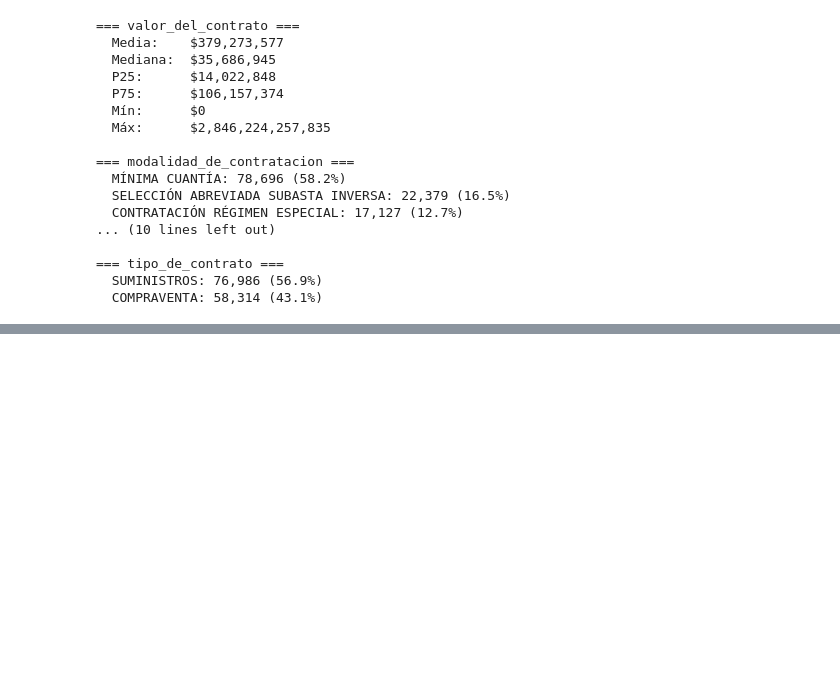
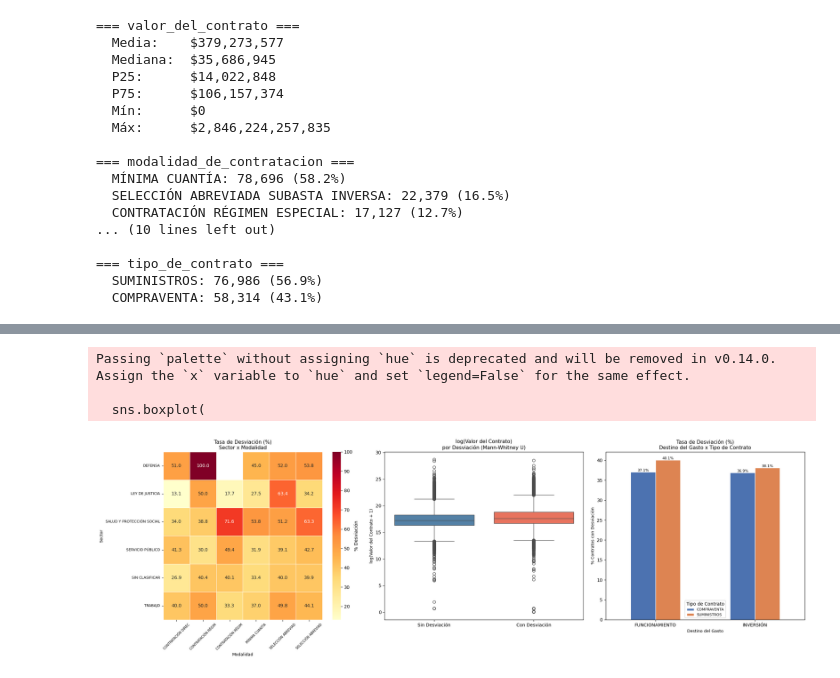
Before and after one commit to louis97/contratacion_publica_bienes, a Jupyter notebook: analisis.ipynb, the cells around one changed output, grey strips where cells are left out. Drawn from its saved outputs; the diff is of its cells as text; code cells hidden in the pictures; blank space fills up the shorter version.

```diff
--- a/analisis.ipynb
+++ b/analisis.ipynb
@@ -296,0 +457,60 @@ for col in ['modalidad_de_contratacion', 'sector', 'destino_gasto', 'tipo_de_con
+# %%
+fig, axes = plt.subplots(1, 3, figsize=(22, 7))
+
+# Gráfica 1: Heatmap — Tasa de desviación Sector x Modalidad
+top_sectores = df_clean['sector'].value_counts().nlargest(6).index
+top_modalidades = df_clean['modalidad_de_contratacion'].value_counts().nlargest(6).index
+df_hm = df_clean[
+    df_clean['sector'].isin(top_sectores) &
+    df_clean['modalidad_de_contratacion'].isin(top_modalidades)
+]
+pivot_hm = df_hm.pivot_table(
+    values='desviacion_general', index='sector',
+    columns='modalidad_de_contratacion', aggfunc='mean'
+) * 100
+pivot_hm.columns = [c[:18] for c in pivot_hm.columns]
+sns.heatmap(pivot_hm, annot=True, fmt='.1f', cmap='YlOrRd', ax=axes[0],
+            linewidths=0.5, cbar_kws={'label': '% Desviación'})
+axes[0].set_title('Tasa de Desviación (%)\nSector x Modalidad', fontsize=11)
+axes[0].set_xlabel('Modalidad', fontsize=9)
+axes[0].set_ylabel('Sector', fontsize=9)
+axes[0].tick_params(axis='x', rotation=45, labelsize=7)
+axes[0].tick_params(axis='y', rotation=0, labelsize=8)
+
+# Gráfica 2: Boxplot — log(valor_del_contrato) por desviación
+df_clean['log_valor'] = np.log1p(df_clean['valor_del_contrato'])
+df_clean['etiqueta_desviacion'] = df_clean['desviacion_general'].map({0: 'Sin Desviación', 1: 'Con Desviación'})
+sns.boxplot(
+    data=df_clean, x='etiqueta_desviacion', y='log_valor',
+    palette={'Sin Desviación': 'steelblue', 'Con Desviación': 'tomato'},
+    order=['Sin Desviación', 'Con Desviación'], ax=axes[1]
+)
+axes[1].set_title('log(Valor del Contrato)\npor Desviación (Mann-Whitney U)', fontsize=11)
+axes[1].set_xlabel('')
+axes[1].set_ylabel('log(Valor del Contrato + 1)', fontsize=9)
+
+# Gráfica 3: Barplot — Tasa de desviación Destino x Tipo de Contrato
+df_bar = (
+    df_clean.groupby(['destino_gasto', 'tipo_de_contrato'])['desviacion_general']
+    .mean() * 100
+).reset_index()
+df_bar.columns = ['destino_gasto', 'tipo_de_contrato', 'tasa']
+df_bar = df_bar[df_bar['destino_gasto'].isin(['FUNCIONAMIENTO', 'INVERSIÓN'])]
+pivot_bar = df_bar.pivot(index='destino_gasto', columns='tipo_de_contrato', values='tasa')
+pivot_bar.plot(kind='bar', ax=axes[2], color=['#4C72B0', '#DD8452'], edgecolor='white', width=0.5)
+axes[2].set_title('Tasa de Desviación (%)\nDestino del Gasto x Tipo de Contrato', fontsize=11)
+axes[2].set_xlabel('Destino del Gasto', fontsize=9)
+axes[2].set_ylabel('% Contratos con Desviación', fontsize=9)
+axes[2].tick_params(axis='x', rotation=0)
+axes[2].legend(title='Tipo de Contrato', fontsize=8)
+for p in axes[2].patches:
+    axes[2].annotate(f'{p.get_height():.1f}%',
+                     (p.get_x() + p.get_width() / 2, p.get_height()),
+                     ha='center', va='bottom', fontsize=8)
+plt.tight_layout()
+plt.show()
+# %% [output]
+Passing `palette` without assigning `hue` is deprecated and will be removed in v0.14.0. Assign the `x` variable to `hue` and set `legend=False` for the same effect.
+
+  sns.boxplot(
+[figure, added]
```
Also changed, not shown: parts of 16 cells of this notebook, 3 other files.
